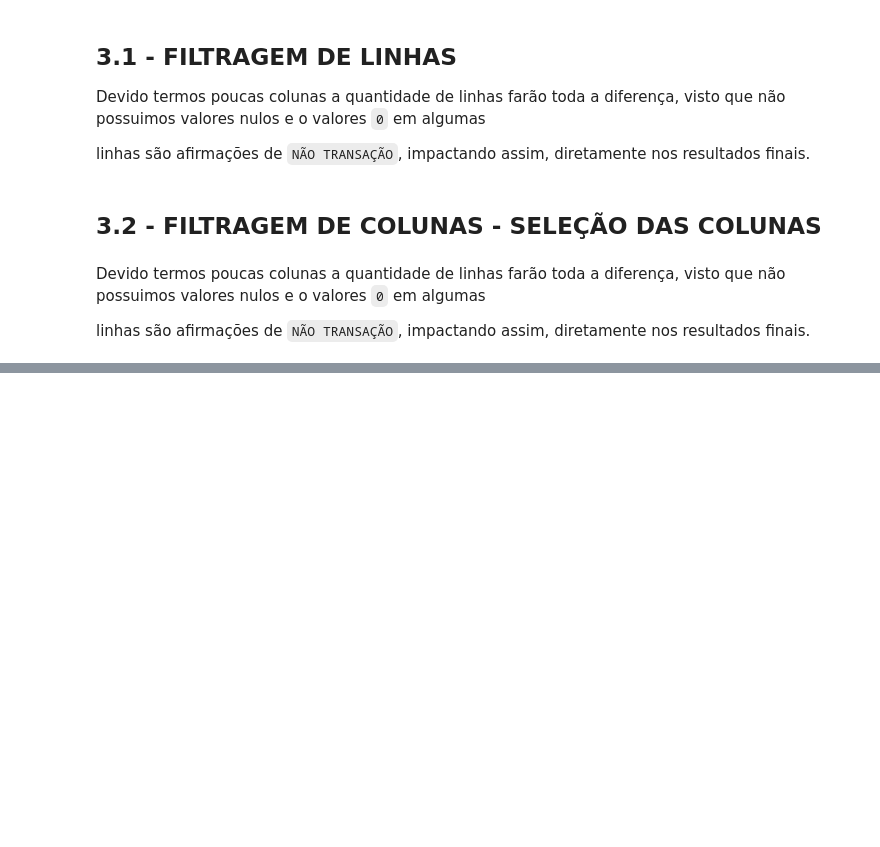
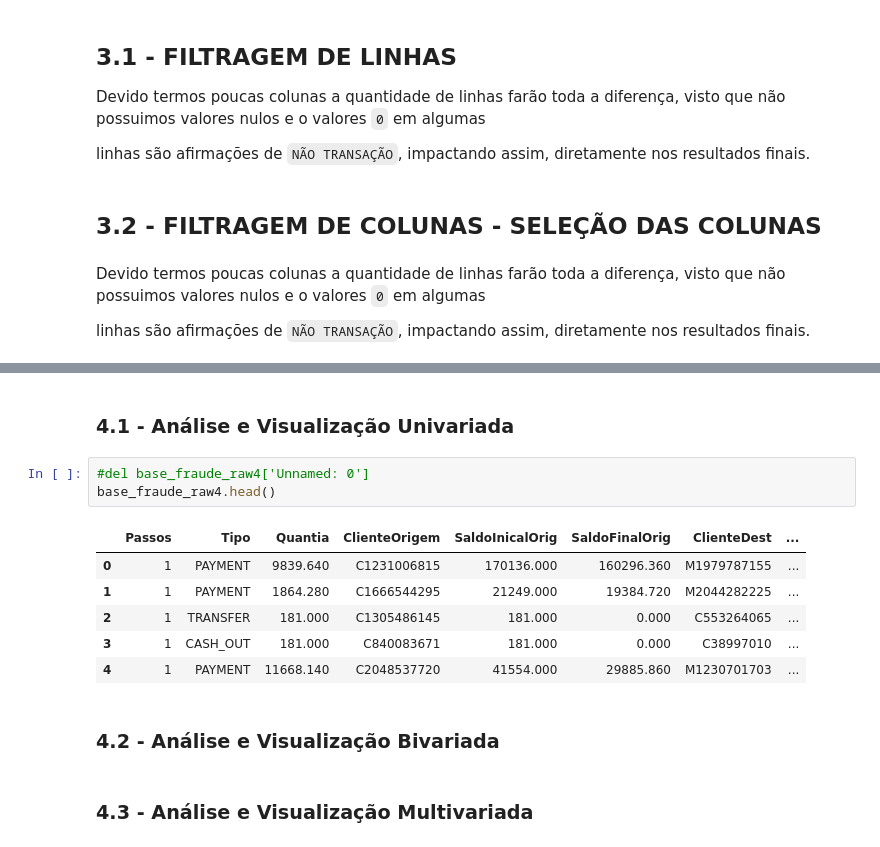
Before and after one commit to ValmirJrDS/deteccao_fraude, a Jupyter notebook: notebooks/c0.3-vj-filtragem-variaveis copy.ipynb, the cells around one changed output, grey strips where cells are left out. Drawn from its saved outputs; the diff is of its cells as text; blank space fills up the shorter version.

```diff
--- a/notebooks/c0.3-vj-filtragem-variaveis.ipynb
+++ b/notebooks/c0.3-vj-filtragem-variaveis copy.ipynb
@@ -312,0 +333,16 @@ linhas são afirmações de `NÃO TRANSAÇÃO`, impactando assim, diretamente no
+# %% [markdown]
+### 4.1 - Análise e Visualização Univariada
+# %%
+#del base_fraude_raw4['Unnamed: 0']
+base_fraude_raw4.head()
+# %% [output]
+|  | Passos | Tipo | Quantia | ClienteOrigem | SaldoInicalOrig | SaldoFinalOrig | ClienteDest | ... |
+| 0 | 1 | PAYMENT | 9839.640 | C1231006815 | 170136.000 | 160296.360 | M1979787155 | ... |
+| 1 | 1 | PAYMENT | 1864.280 | C1666544295 | 21249.000 | 19384.720 | M2044282225 | ... |
+| 2 | 1 | TRANSFER | 181.000 | C1305486145 | 181.000 | 0.000 | C553264065 | ... |
+| 3 | 1 | CASH_OUT | 181.000 | C840083671 | 181.000 | 0.000 | C38997010 | ... |
+| 4 | 1 | PAYMENT | 11668.140 | C2048537720 | 41554.000 | 29885.860 | M1230701703 | ... |
+# %% [markdown]
+### 4.2 - Análise e Visualização Bivariada
+# %% [markdown]
+### 4.3 - Análise e Visualização Multivariada
```
Also changed, not shown: parts of 5 cells of this notebook, 3 other files.
